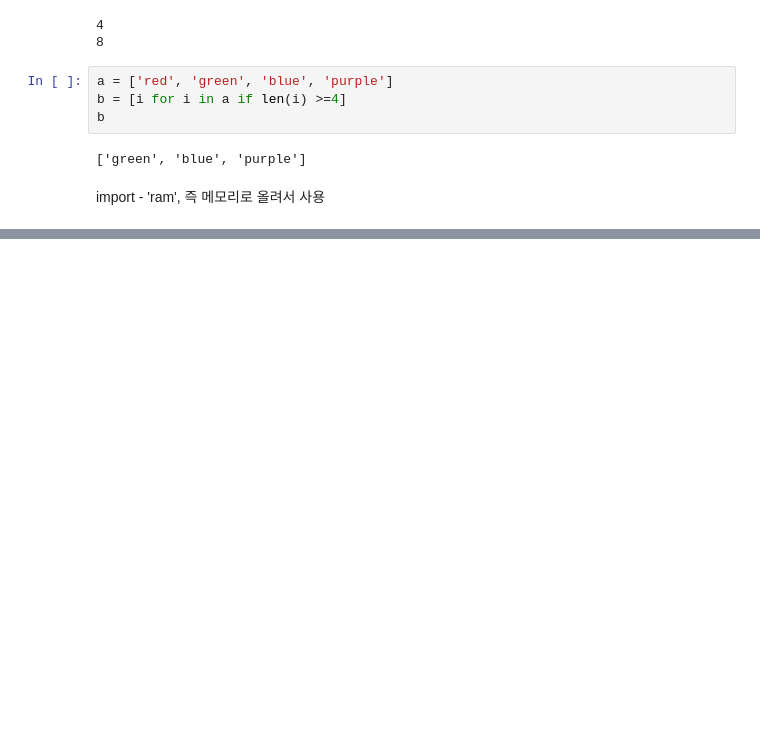
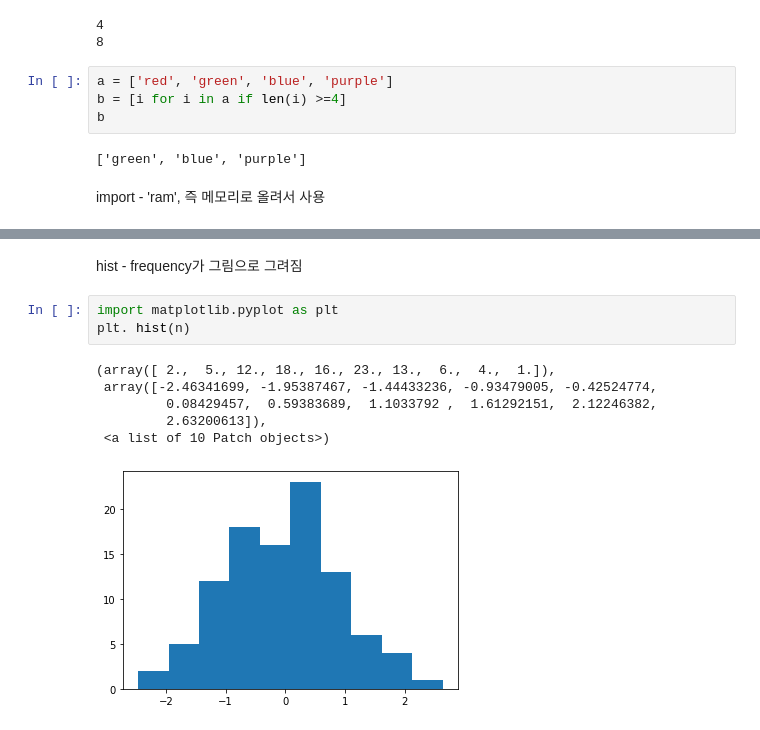
Before and after one commit to Svvpark0/class2022spring, a Jupyter notebook: 20220316.ipynb, the cells around one changed output, grey strips where cells are left out. Drawn from its saved outputs; the diff is of its cells as text; blank space fills up the shorter version.

```diff
--- a/20220316.ipynb
+++ b/20220316.ipynb
@@ -64,0 +84,12 @@ matplotlib - pyplot - hist
+# %% [markdown]
+hist - frequency가 그림으로 그려짐
+# %%
+import matplotlib.pyplot as plt
+plt. hist(n)
+# %% [output]
+(array([ 2.,  5., 12., 18., 16., 23., 13.,  6.,  4.,  1.]),
+ array([-2.46341699, -1.95387467, -1.44433236, -0.93479005, -0.42524774,
+         0.08429457,  0.59383689,  1.1033792 ,  1.61292151,  2.12246382,
+         2.63200613]),
+ <a list of 10 Patch objects>)
+[figure, added]
```
Also changed, not shown: parts of 22 cells of this notebook.
